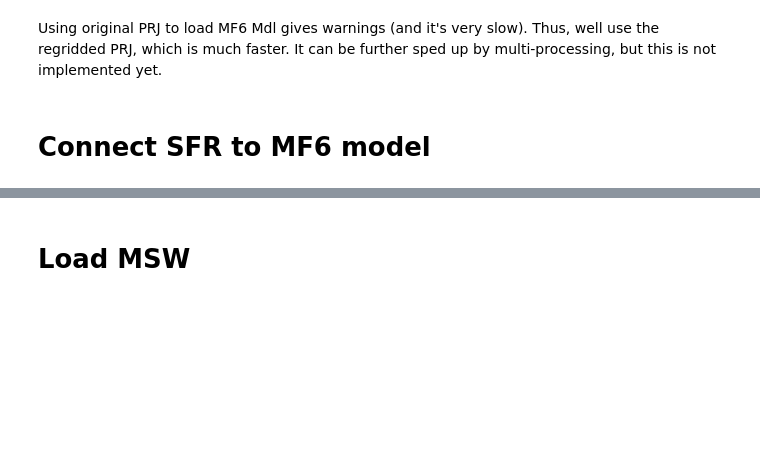
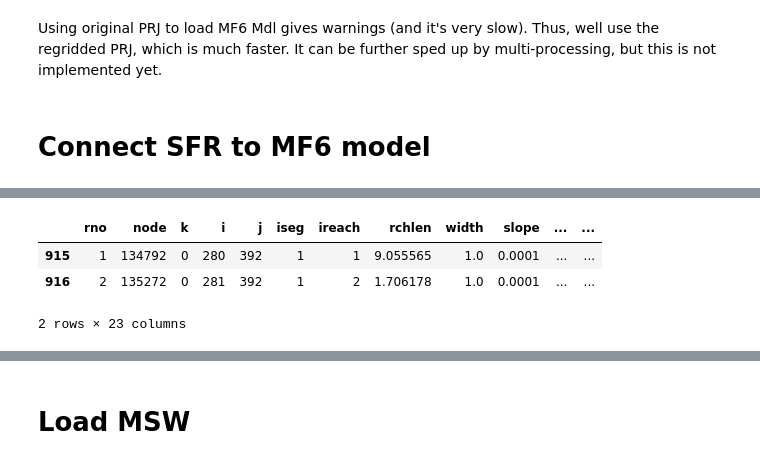
Before and after one commit to Ydrolog/WS_Mdl, a Jupyter notebook: code/Jupyter/PrP/SFRmaker/SFRmaker_NBr33.ipynb, the cells around one changed output, grey strips where cells are left out. Drawn from its saved outputs; the diff is of its cells as text; code cells hidden in the pictures; blank space fills up the shorter version.

```diff
--- a/code/Jupyter/PrP/SFRmaker/SFRmaker_NBr33.ipynb
+++ b/code/Jupyter/PrP/SFRmaker/SFRmaker_NBr33.ipynb
@@ -842,0 +819,7 @@ print(f"Grid size: {sfrmaker_grid.size}")
+# %%
+DF_reach.loc[DF_reach['name'] == 'OVK01451']
+# %% [output]
+|  | rno | node | k | i | j | iseg | ireach | rchlen | width | slope | ... | ... |
+| 915 | 1 | 134792 | 0 | 280 | 392 | 1 | 1 | 9.055565 | 1.0 | 0.0001 | ... | ... |
+| 916 | 2 | 135272 | 0 | 281 | 392 | 1 | 2 | 1.706178 | 1.0 | 0.0001 | ... | ... |
+2 rows × 23 columns
```
Also changed, not shown: parts of 38 cells of this notebook, 1 other file.
